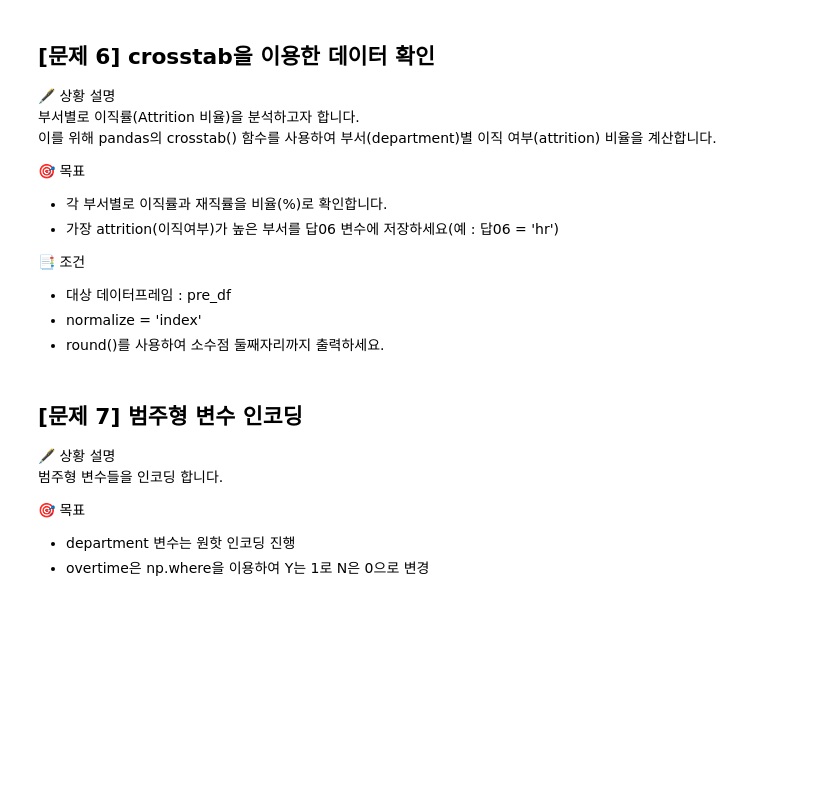
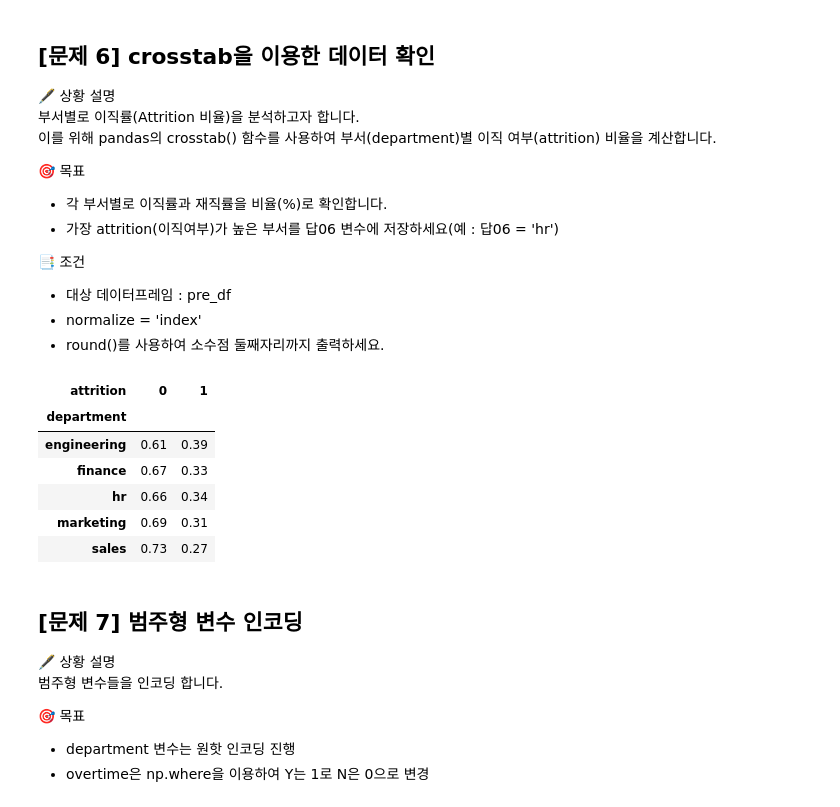
Before and after one commit to Sihyeon0123/AIVLE_School, a Jupyter notebook: AICE ASSOCIATE/2일차/8기_ASSO_과제7(직원 이탈 예측).ipynb, the cells around one changed output. Saved outputs shown, nothing was run; the diff lists cells and outputs as text; code cells hidden in the pictures; blank space fills up the shorter version.

```diff
--- a/AICE ASSOCIATE/2일차/8기_ASSO_과제7(직원 이탈 예측).ipynb
+++ b/AICE ASSOCIATE/2일차/8기_ASSO_과제7(직원 이탈 예측).ipynb
@@ -87,6 +96,10 @@ work_life_balance(일과 삶의 균형 만족도)와 department(부서명)에
 - drop = True, inplace = True
 # %%
 # 여기에 답안코드를 작성하세요.
+churn_df.isnull().sum()
+답04 = 'years_experience, salary'
+pre_df = churn_df.dropna()
+pre_df.reset_index(drop=True, inplace=True)
 # %% [markdown]
 ## [문제 5] Groupby를 이용한 데이터 확인
 
@@ -122,6 +147,22 @@ work_life_balance(일과 삶의 균형 만족도)와 department(부서명)에
 - round()를 사용하여 소수점 둘째자리까지 출력하세요.
 # %%
 # 여기에 답안코드를 작성하세요.
+temp = pd.crosstab(
+    pre_df['department'],
+    pre_df['attrition'],
+    normalize='index'
+).round(2)
+
+display(temp)
+답06 = 'engineering'
+# %% [output]
+| attrition | 0 | 1 |
+| department |  |  |
+| engineering | 0.61 | 0.39 |
+| finance | 0.67 | 0.33 |
+| hr | 0.66 | 0.34 |
+| marketing | 0.69 | 0.31 |
+| sales | 0.73 | 0.27 |
 # %% [markdown]
 ## [문제 7] 범주형 변수 인코딩
 
```
Also changed, not shown: parts of 12 cells of this notebook, 2 other files.
